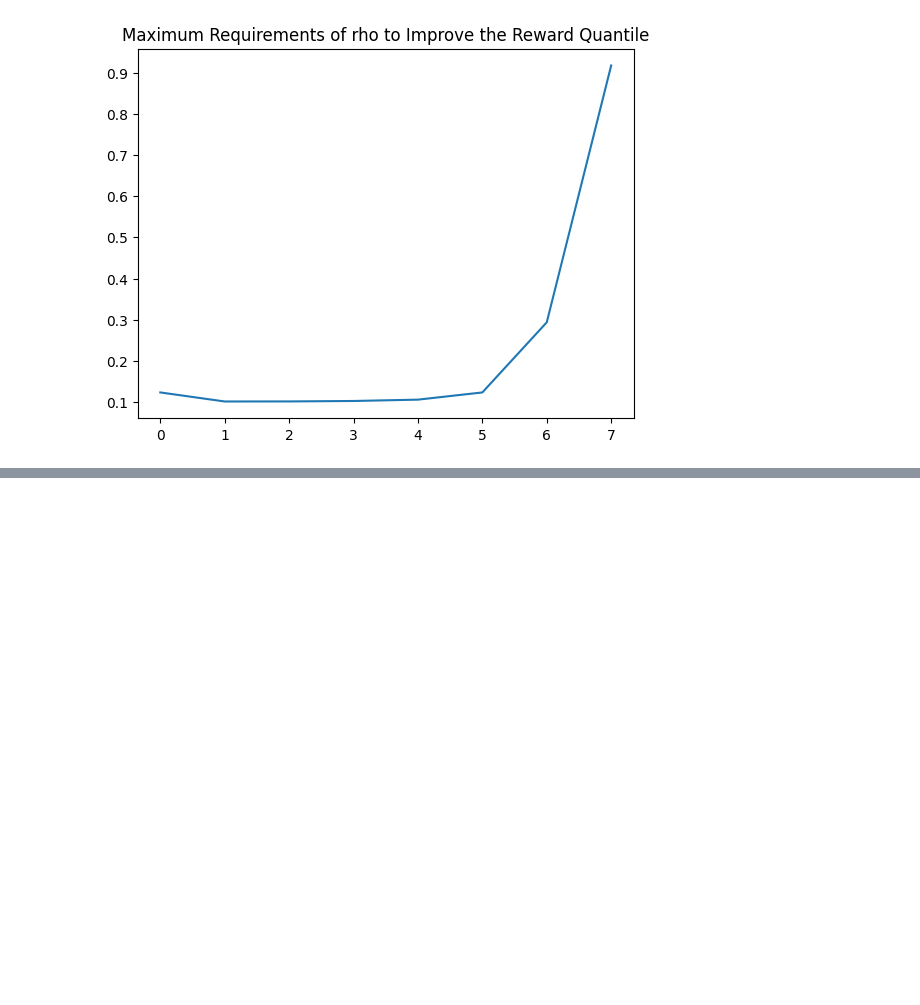
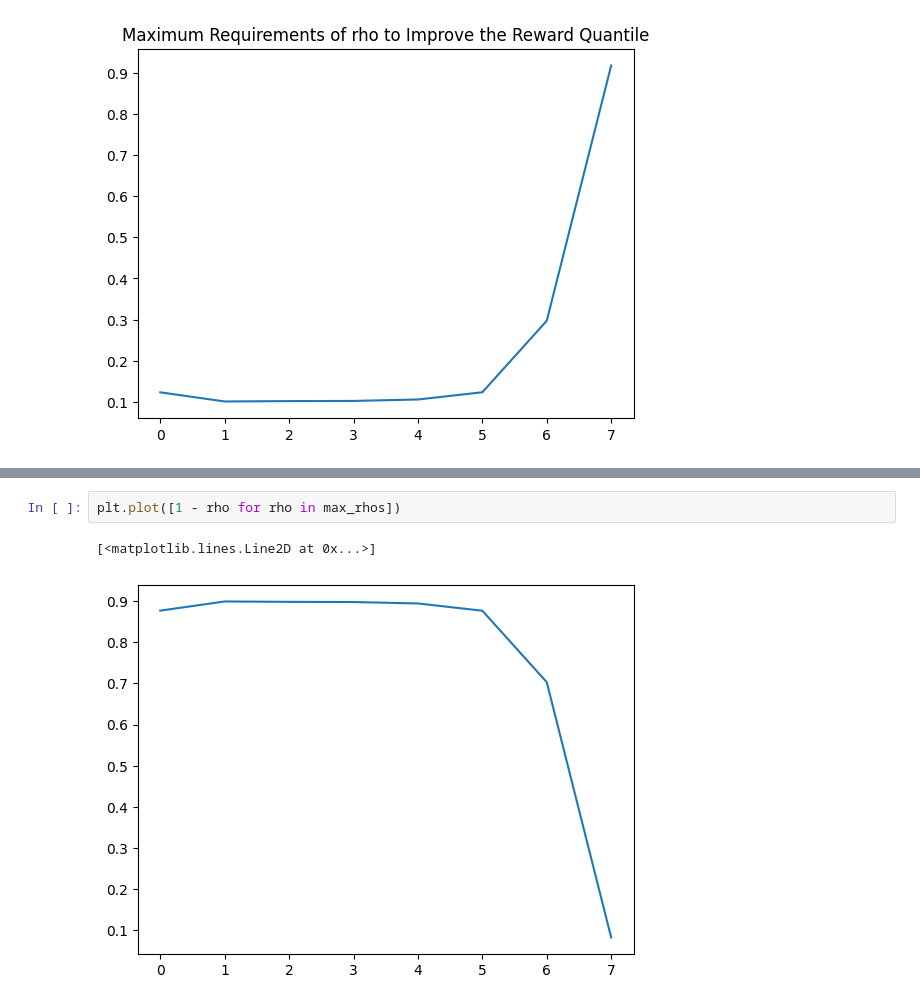
Before and after one commit to 248lee/CEM, a Jupyter notebook: CEM_C_Bandit.ipynb, the cells around one changed output, grey strips where cells are left out. Drawn from its saved outputs; the diff is of its cells as text; blank space fills up the shorter version.

```diff
--- a/CEM_C_Bandit.ipynb
+++ b/CEM_C_Bandit.ipynb
@@ -106,0 +201,5 @@ Text(0.5, 1.0, 'Maximum Requirements of rho to Improve the Reward Quantile')
+# %%
+plt.plot([1 - rho for rho in max_rhos])
+# %% [output]
+[<matplotlib.lines.Line2D at 0x...>]
+[figure, added]
```
Also changed, not shown: parts of 9 cells of this notebook, 1 other file.
